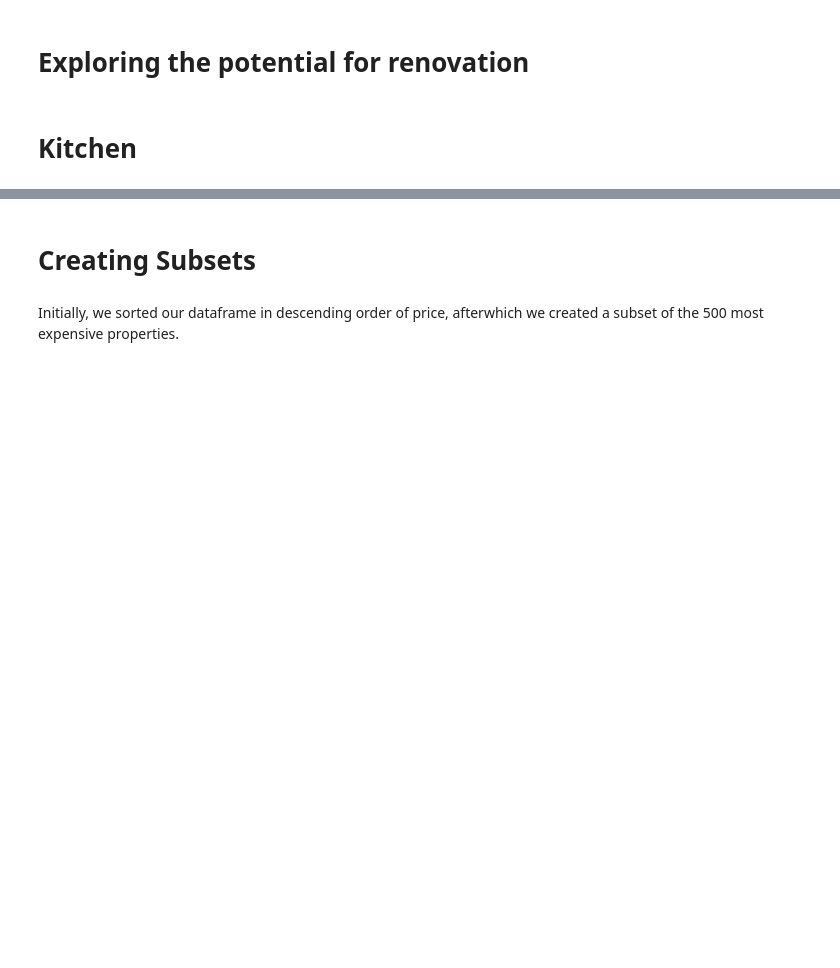
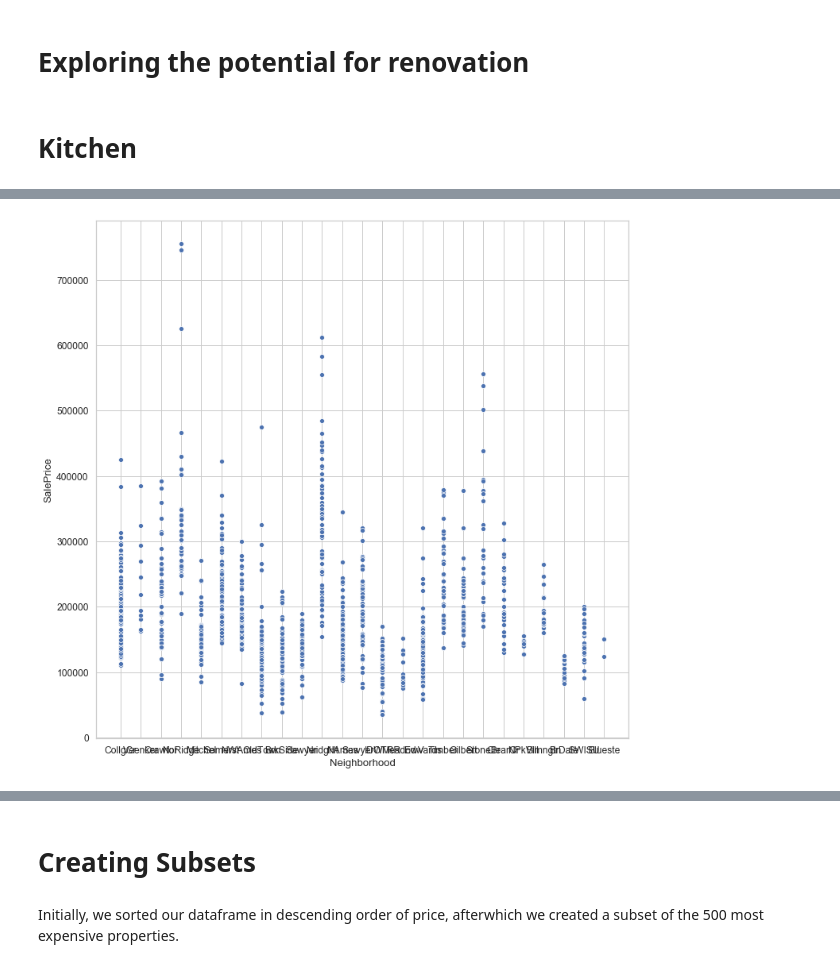
Before and after one commit to laurasuchomska/Housing_Prices_Project, a Jupyter notebook: Laura's Housing_Prices_Project.ipynb, the cells around one changed output, grey strips where cells are left out. Cells and saved outputs as stored; diff of their text form; code cells hidden in the pictures; blank space fills up the shorter version.

```diff
--- a/Laura's Housing_Prices_Project.ipynb
+++ b/Laura's Housing_Prices_Project.ipynb
@@ -735,6 +809,6 @@ ax= sns.barplot(con.index, con.values, color = 'purple')
 # %%
 #checking if year built has any effect on price.
-
-
 plt.figure(figsize = (12,12))
-ax= sns.scatterplot(clean_df['YearBuilt'],clean_df['SalePrice'])
+ax= sns.scatterplot(clean_df['Neighborhood'],clean_df['SalePrice'])
+# %% [output]
+[figure, added]
```
Also changed, not shown: parts of 63 cells of this notebook, 1 other file.
